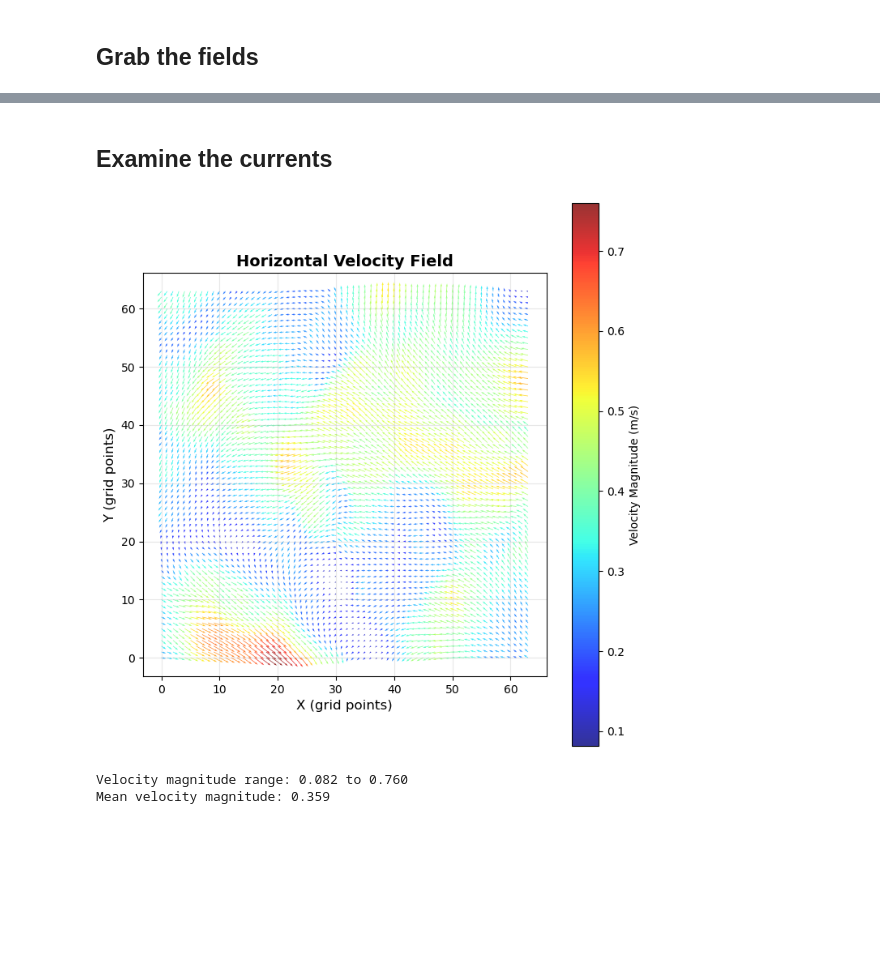
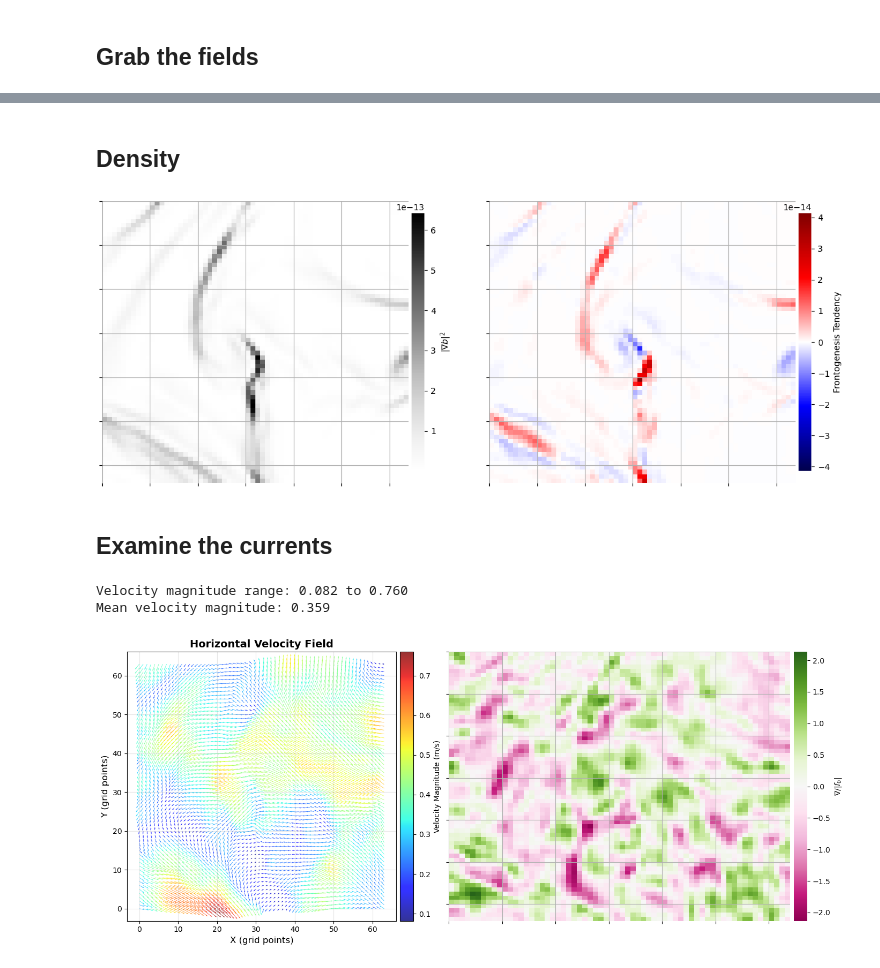
Before and after one commit to Sea-Meets-the-Stars/fronts, a Jupyter notebook: dev/FProp_debuggin.ipynb, the cells around one changed output, grey strips where cells are left out. Drawn from its saved outputs; the diff is of its cells as text; code cells hidden in the pictures; blank space fills up the shorter version.

```diff
--- a/dev/FProp_debuggin.ipynb
+++ b/dev/FProp_debuggin.ipynb
@@ -63,7 +65,9 @@ Name: 290277, dtype: object
 # %% [markdown]
 ## Grab the fields
 # %%
-field_data = dbof_utils.grab_fields(dbof_dev_file, 'all', UID,  required=True)
+fields = ['b', 'Divb2', 'Fs', 'afnorm_divergence', 'afnorm_strain_rate',
+              'fnorm_vorticity','Cu', 'L', 'SSTK', 'U', 'V']
+field_data = dbof_utils.grab_fields(dbof_dev_file, fields, UID,  required=True)
 field_data.keys()
 # %% [output]
 Read main table: /home/xavier/Projects/Oceanography/data/OGCM/DBOF/DBOF_dev/DBOF_dev.parquet
@@ -74,57 +76,31 @@ dict_keys(['L', 'Cu', 'U', 'V', 'SSTK', 'SSH', 'SSS', 'Fs', 'Divb2', 'OW', 'b',
+# %% [markdown]
+## Density
+# %%
+reload(views)
+#
+fsz = (15,6)
+fig, (ax1, ax2) = plt.subplots(1, 2, figsize=fsz)
+
+#_ = views.show_field('b', field_data['b']*100, ax=ax1)
+_ = views.show_field('Divb2', field_data['Divb2'], ax=ax1)
+_ = views.show_field('Fs', field_data['Fs'], ax=ax2)
+#
+plt.show()
+# %% [output]
+[figure, added]
 # %% [markdown]
 ## Examine the currents
 # %%
-x = np.linspace(0, 63, 64)
-y = np.linspace(0, 63, 64)
-X, Y = np.meshgrid(x, y)
+reload(views)
+#
+fig, (ax1, ax2) = plt.subplots(1, 2, figsize=fsz)
 
-U = field_data['U']
-V = field_data['V']
-
-# Calculate horizontal velocity magnitude
-velocity_magnitude = np.sqrt(U**2 + V**2)
-
-
-# Normalize U and V by their magnitude, then scale by magnitude
-# This makes arrow length proportional to velocity_magnitude
-U_normalized = np.where(velocity_magnitude > 0, U / velocity_magnitude, 0)
-V_normalized = np.where(velocity_magnitude > 0, V / velocity_magnitude, 0)
-
-# Scale factor to control overall arrow size (adjust as needed)
-arrow_scale = 3.0
-
-# Create the figure
-fig, ax = plt.subplots(figsize=(7, 7))
-
-# Create quiver plot with arrows proportional to velocity magnitude
-quiver = ax.quiver(X, Y,
-                   U_normalized * velocity_magnitude * arrow_scale,
-                   V_normalized * velocity_magnitude * arrow_scale,
-                   velocity_magnitude,
-                   cmap='jet',
-                   scale=1,
-                   scale_units='xy',
-                   angles='xy',
-                   width=0.003/2,
-                   alpha=0.8)
-
-# Add colorbar
-cbar = plt.colorbar(quiver, ax=ax, label='Velocity Magnitude (m/s)')
-
-# Set labels and title
-ax.set_xlabel('X (grid points)', fontsize=12)
-ax.set_ylabel('Y (grid points)', fontsize=12)
-ax.set_title('Horizontal Velocity Field', fontsize=14, fontweight='bold')
-ax.set_aspect('equal')
-ax.grid(True, alpha=0.3)
-
+_ = views.plot_velocities(field_data['U'], field_data['V'],ax=ax1)
+_ = views.show_field('afnorm_divergence', field_data['afnorm_divergence'], ax=ax2)
+#
 plt.tight_layout()
 plt.show()
-
-# Optional: Print statistics
-print(f"Velocity magnitude range: {velocity_magnitude.min():.3f} to {velocity_magnitude.max():.3f}")
-print(f"Mean velocity magnitude: {velocity_magnitude.mean():.3f}")
 # %% [output]
+Velocity magnitude range: 0.082 to 0.760
+Mean velocity magnitude: 0.359
-[figure, old version]
+[figure, new version]
-Velocity magnitude range: 0.082 to 0.760
-Mean velocity magnitude: 0.359
```
Also changed, not shown: parts of 4 cells of this notebook, 1 other file.
